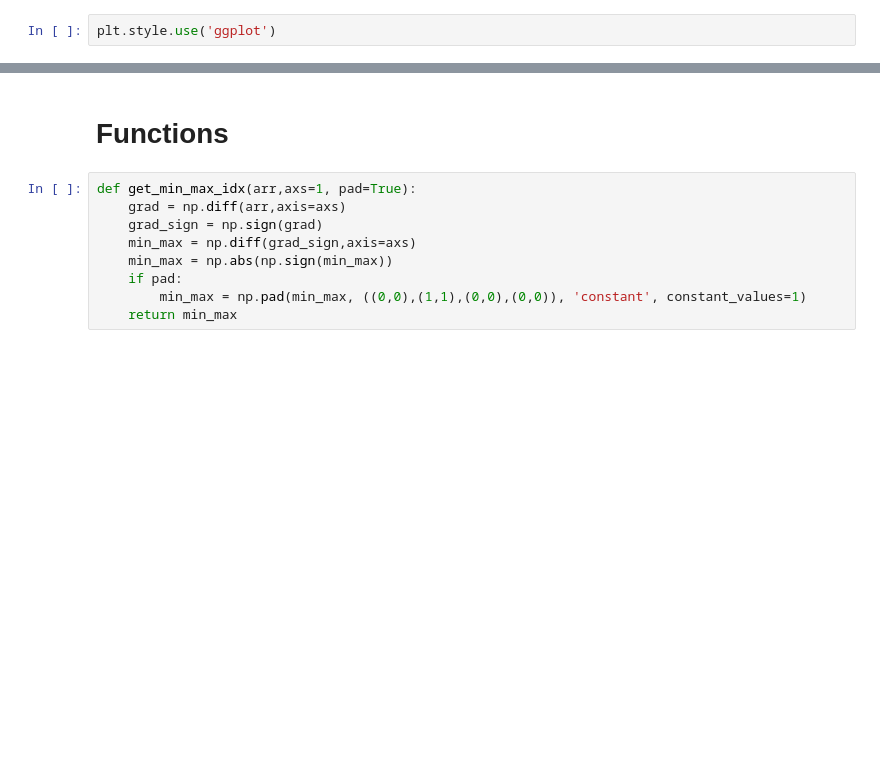
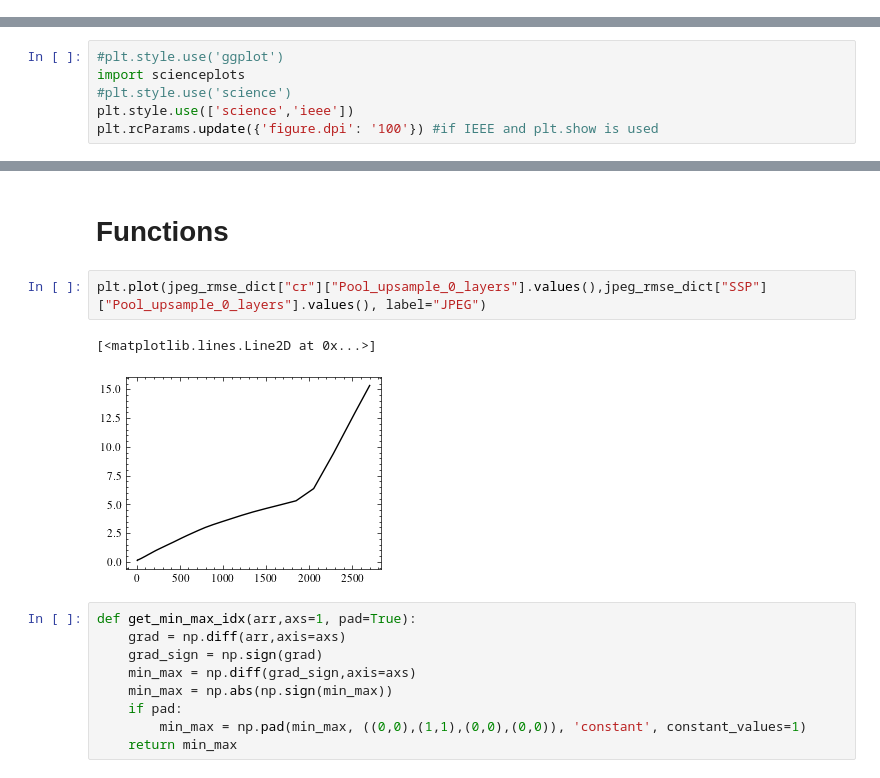
Before and after one commit to CIA-Oceanix/FASCINATION, a Jupyter notebook: notebooks/metrics_AE_3D.ipynb, the cells around one changed output, grey strips where cells are left out. Saved outputs shown, nothing was run; the diff lists cells and outputs as text; blank space fills up the shorter version.

```diff
--- a/notebooks/metrics_AE_3D.ipynb
+++ b/notebooks/metrics_AE_3D.ipynb
@@ -31,5 +29,3 @@ import torch
 import numpy as np
 from scipy.ndimage import median_filter, uniform_filter
 import scipy.signal as signal
-# %%
-plt.style.use('ggplot')
@@ -36,3 +34,9 @@ plt.style.use('ggplot')
+# %%
+#plt.style.use('ggplot')
+import scienceplots
+#plt.style.use('science')
+plt.style.use(['science','ieee'])
+plt.rcParams.update({'figure.dpi': '100'}) #if IEEE and plt.show is used
 # %%
 cmap = plt.get_cmap('viridis')
 # %%
@@ -80,5 +147,10 @@ pca_n_layers = 1 #Number of layers to keep for the PCA
 # %% [markdown]
 # Functions
+# %%
+plt.plot(jpeg_rmse_dict["cr"]["Pool_upsample_0_layers"].values(),jpeg_rmse_dict["SSP"]["Pool_upsample_0_layers"].values(), label="JPEG")
+# %% [output]
+[<matplotlib.lines.Line2D at 0x...>]
+[figure, added]
 # %%
 def get_min_max_idx(arr,axs=1, pad=True):
     grad = np.diff(arr,axis=axs)
```
Also changed, not shown: parts of 31 cells of this notebook, 28 other files.
